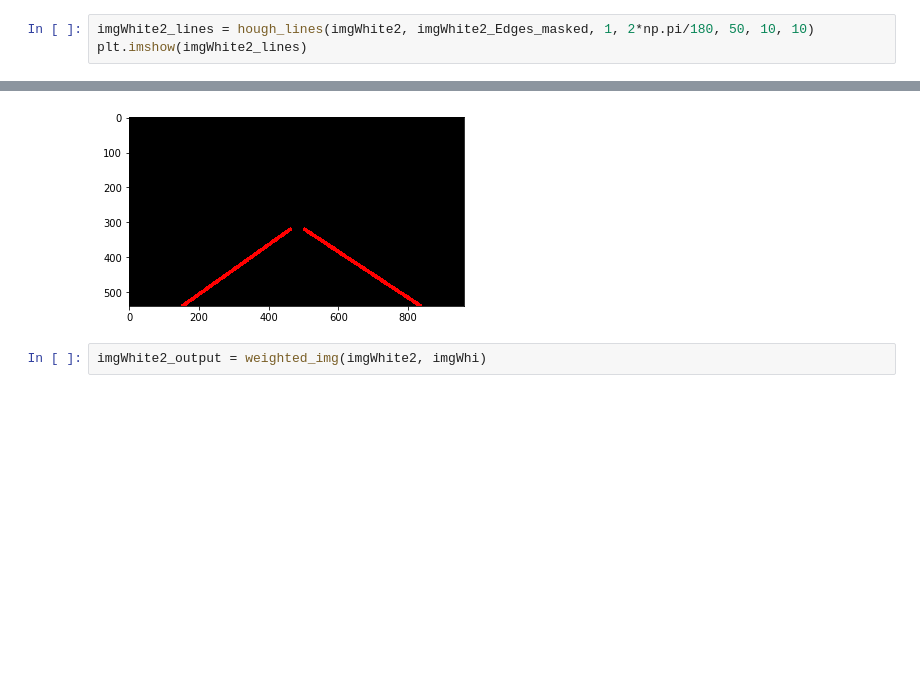
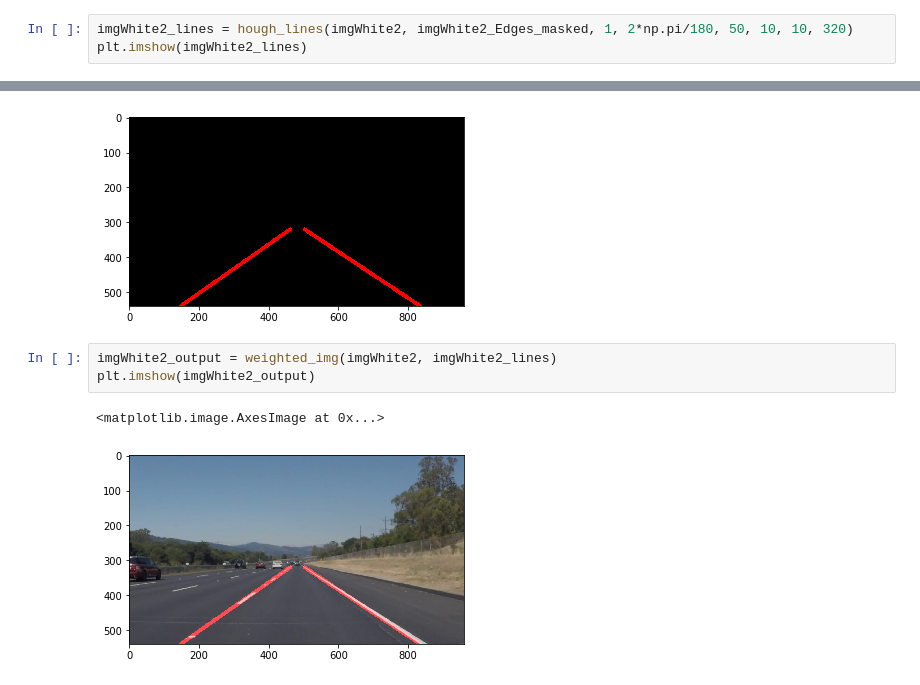
Before and after one commit to EarendilAvari/SDCND_Finding_lane_lines, a Jupyter notebook: SDCND_Project1.ipynb, the cells around one changed output, grey strips where cells are left out. Saved outputs shown, nothing was run; the diff lists cells and outputs as text; blank space fills up the shorter version.

```diff
--- a/SDCND_Project1.ipynb
+++ b/SDCND_Project1.ipynb
@@ -238,8 +237,12 @@ plt.imshow(imgWhite2_Edges_masked, cmap='gray')
 # %%
-imgWhite2_lines = hough_lines(imgWhite2, imgWhite2_Edges_masked, 1, 2*np.pi/180, 50, 10, 10)
+imgWhite2_lines = hough_lines(imgWhite2, imgWhite2_Edges_masked, 1, 2*np.pi/180, 50, 10, 10, 320)
 plt.imshow(imgWhite2_lines)
 # %% [output]
 <matplotlib.image.AxesImage at 0x...>
 [figure]
 # %%
-imgWhite2_output = weighted_img(imgWhite2, imgWhi)
+imgWhite2_output = weighted_img(imgWhite2, imgWhite2_lines)
+plt.imshow(imgWhite2_output)
+# %% [output]
+<matplotlib.image.AxesImage at 0x...>
+[figure, added]
```
Also changed, not shown: parts of 8 cells of this notebook, 5 other files.
